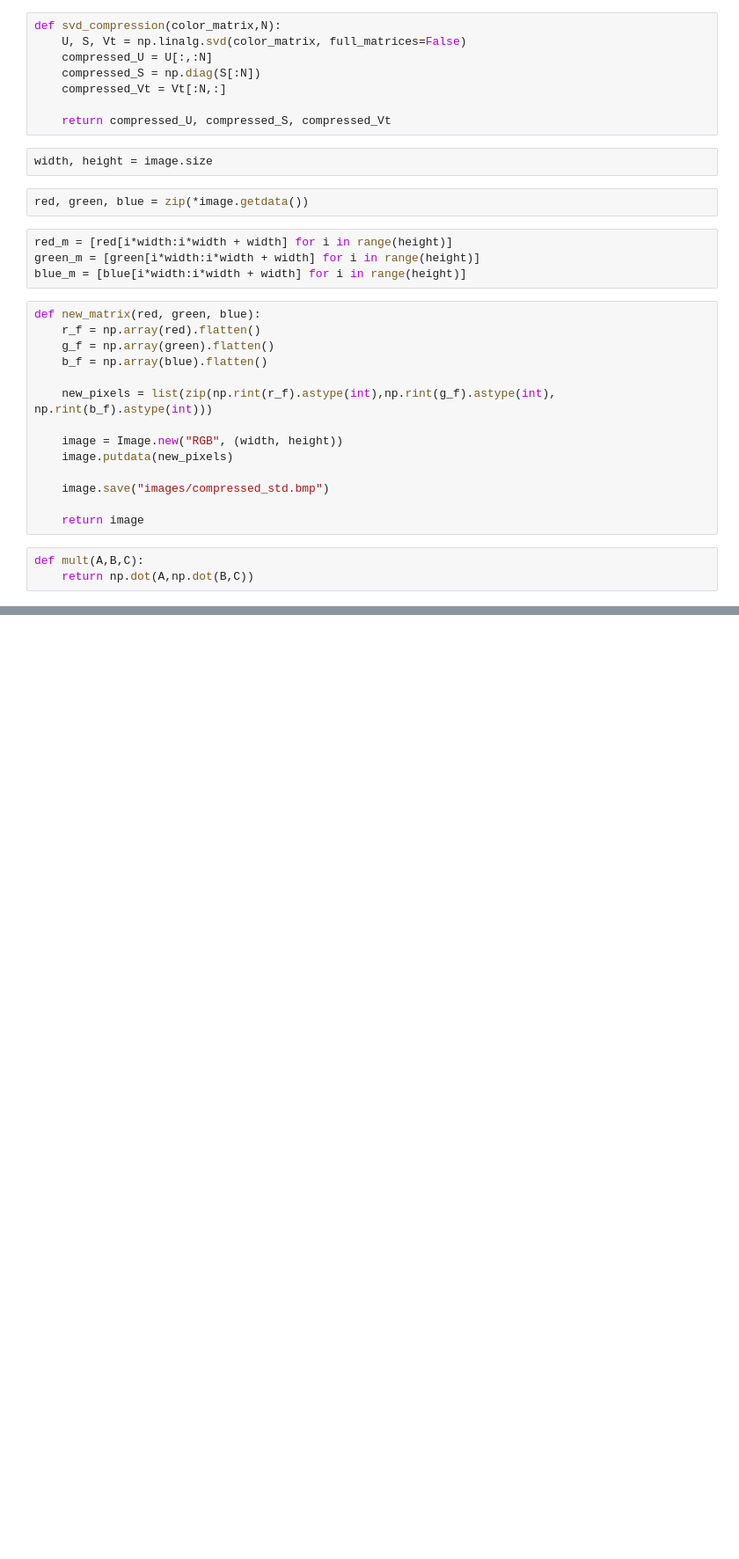
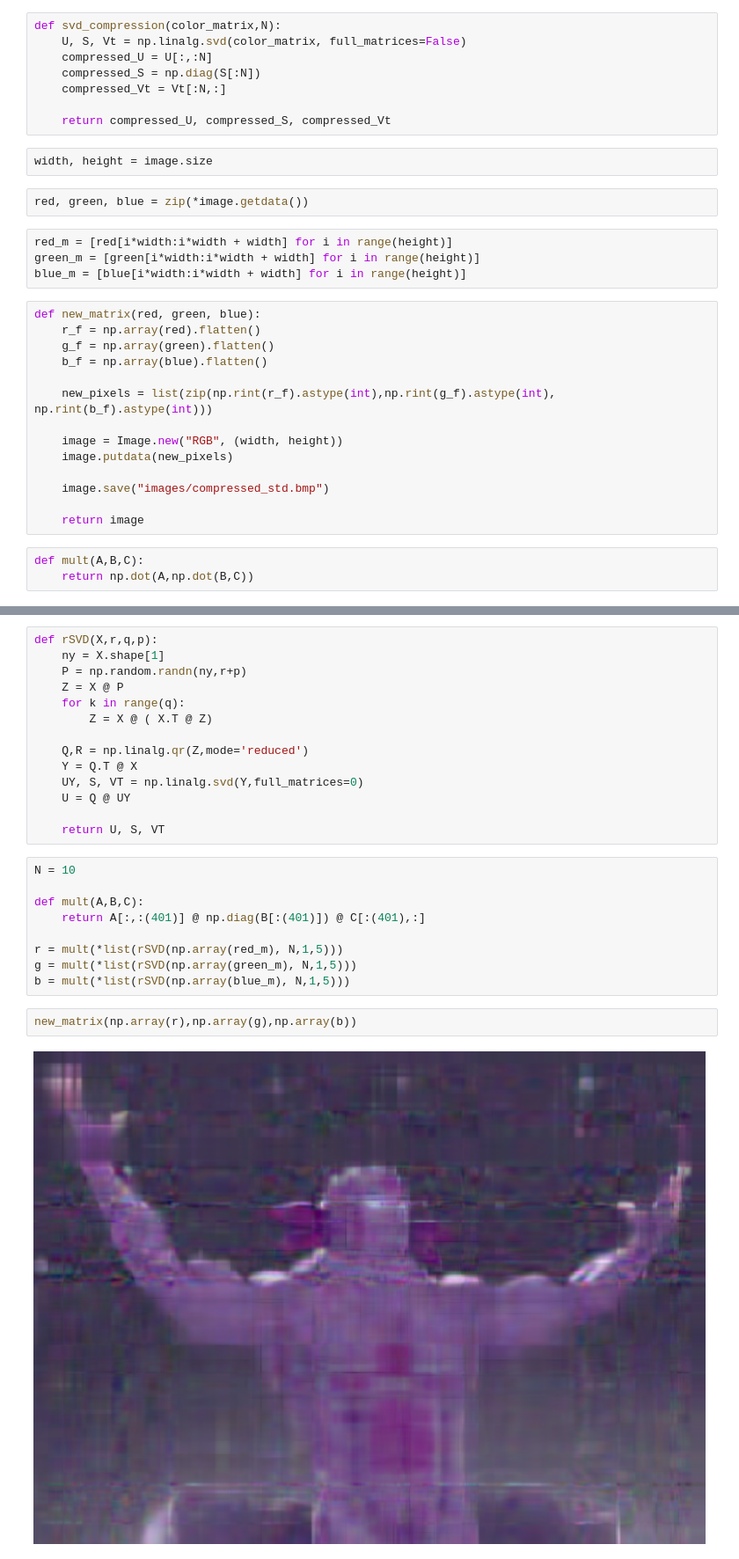
Before and after one commit to AlexShmak/math-it, a Jupyter notebook: SVD/stndImpl.ipynb, the cells around one changed output, grey strips where cells are left out. Shown at 88% size. Saved outputs shown, nothing was run; the diff lists cells and outputs as text; blank space fills up the shorter version.

```diff
--- a/SVD/stndImpl.ipynb
+++ b/SVD/stndImpl.ipynb
@@ -60,0 +72,27 @@ print(saver.file_size(name))
+# %%
+def rSVD(X,r,q,p):
+    ny = X.shape[1]
+    P = np.random.randn(ny,r+p)
+    Z = X @ P
+    for k in range(q):
+        Z = X @ ( X.T @ Z)
+
+    Q,R = np.linalg.qr(Z,mode='reduced')
+    Y = Q.T @ X
+    UY, S, VT = np.linalg.svd(Y,full_matrices=0)
+    U = Q @ UY
+
+    return U, S, VT
+# %%
+N = 10
+
+def mult(A,B,C):
+    return A[:,:(401)] @ np.diag(B[:(401)]) @ C[:(401),:]
+
+r = mult(*list(rSVD(np.array(red_m), N,1,5)))
+g = mult(*list(rSVD(np.array(green_m), N,1,5)))
+b = mult(*list(rSVD(np.array(blue_m), N,1,5)))
+# %%
+new_matrix(np.array(r),np.array(g),np.array(b))
+# %% [output]
+[figure, added]
```
Also changed, not shown: parts of 5 cells of this notebook, 7 other files.
